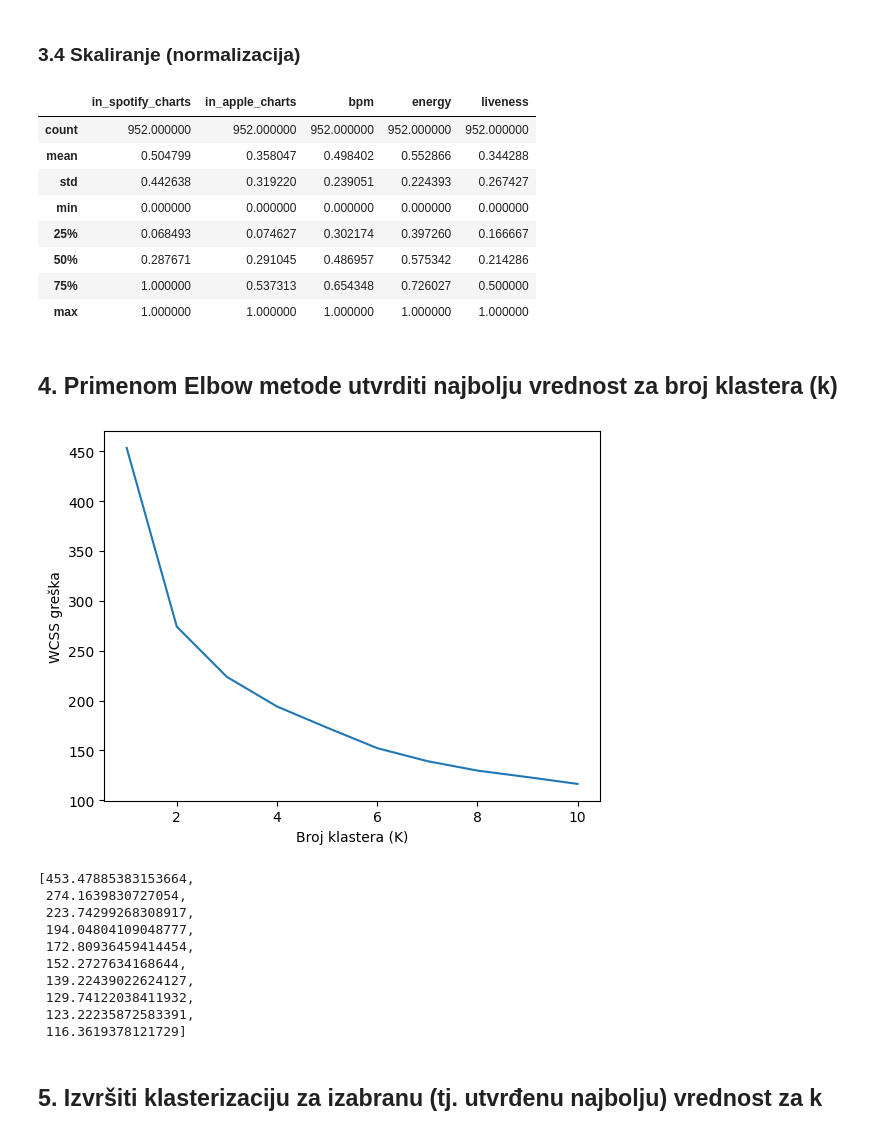
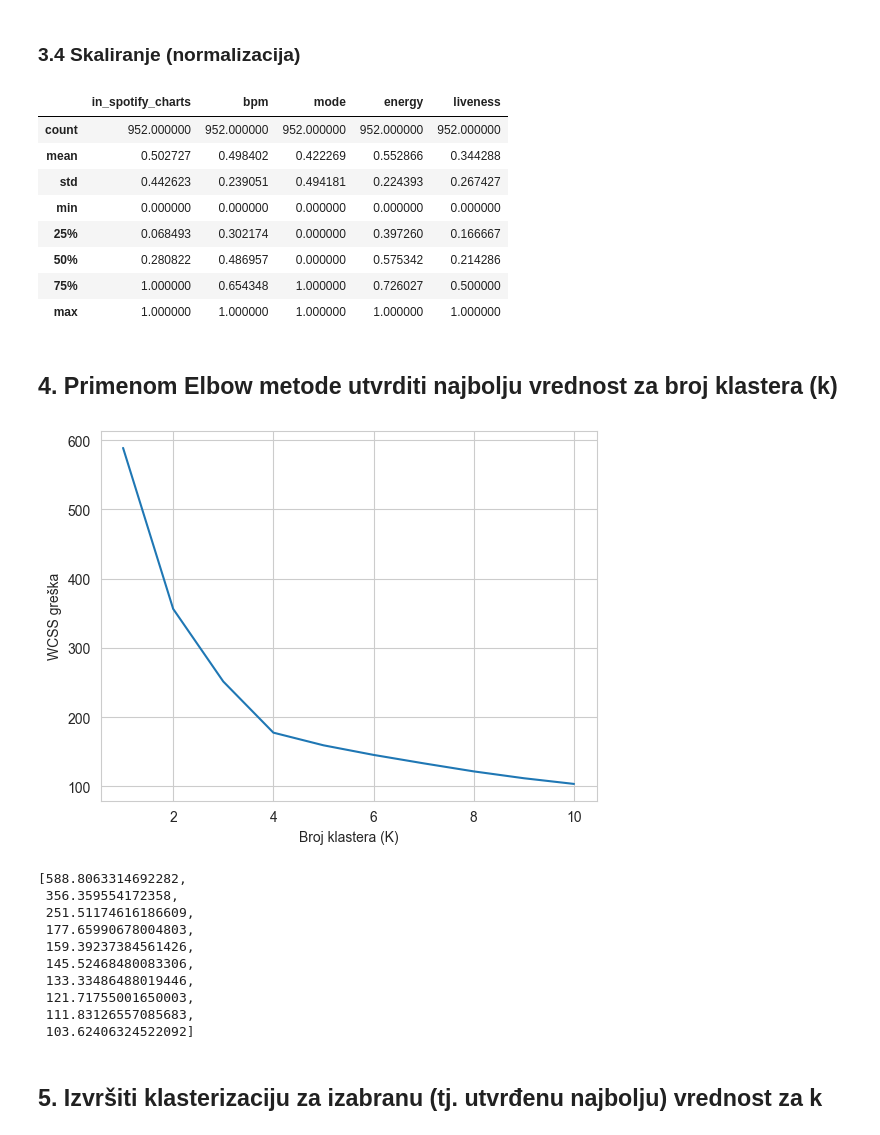
Before and after one commit to vestackainteligencijafon/ispitni_zadatak_klasterizacija, a Jupyter notebook: Primer ispitnog zadatka KMeans klasterizacija.ipynb, the cells around one changed output. Drawn from its saved outputs; the diff is of its cells as text; code cells hidden in the pictures.

```diff
--- a/Primer ispitnog zadatka KMeans klasterizacija.ipynb
+++ b/Primer ispitnog zadatka KMeans klasterizacija.ipynb
@@ -340,0 +349,10 @@ cl_data.drop(columns = ["in_spotify_playlists"], inplace = True)
+# %%
+#Tražimo outliere, kolona "released_year"
+draw_boxplot(cl_data["released_year"], "released_year")
+
+# ima outliere samo na donjoj granici, winsorize u rasponu 10 - 100 ne otklanja sve outlier-e
+winsorized_data = winsorize(cl_data["released_year"], limits=[0.10, 0.00])
+draw_boxplot(winsorized_data, "Winsorized released_year")
+
+#Zaključak je da više od 10% vrednosti ove promenljive čine outlier-i i treba je izbaciti iz dataset-a
+cl_data.drop(columns = ["released_year"], inplace = True)
@@ -350,17 +369,11 @@ plt.show()
 # %%
 #Tražimo outliere, kolona "in_apple_charts"
-plt.boxplot(cl_data["in_apple_charts"])
-plt.xlabel("in_apple_charts")
-plt.show()
+draw_boxplot(cl_data["in_apple_charts"], "in_apple_charts")
 
-# ima outliere samo na gornjoj granici, winsorize u rasponu 0 - 88 otklanja sve outlier-e
-# ali to su outlier-i koje smo mi uveli kada smo nule zamenili max vrednostima
-winsorized_data = winsorize(cl_data["in_apple_charts"], limits=[0.00, 0.12])
-plt.boxplot(winsorized_data)
-plt.xlabel("Winsorized in_apple_charts 0-88")
-plt.show()
+# ima outliere samo na gornjoj granici, winsorize u rasponu 0 - 90 NE otklanja sve outlier-e
+winsorized_data = winsorize(cl_data["in_apple_charts"], limits=[0.00, 0.10])
+draw_boxplot(winsorized_data, "Winsorized in_apple_charts 0-90")
 
-#Zaključak je da 12% vrednosti ove primenljive čine outlier-i (koje smo mi uveli zamenom nula sa
-# max vrednostima) i ipak ćemo te vrednosti zameniti winsorize vrednostima
-cl_data["in_apple_charts"] = winsorized_data
+#Zaključak je da više od 10% vrednosti ove primenljive čine outlier-i i treba je izbaciti iz dataset-a
+cl_data.drop(columns = ["in_apple_charts"], inplace = True)
 # %% [output]
@@ -458,57 +448,55 @@ cl_data.describe()
 # %% [markdown]
 ### 3.4 Skaliranje (normalizacija)
 # %%
+from sklearn.preprocessing import MinMaxScaler
+
 # Promenljive su u veoma različitim rasponima, potrebna je normalizacija na skalu 0-1
-cl_data_scaled = cl_data.copy()
-
-# Od svake kolonu (ćelije iz te kolone) se oduzima min vrednost te kolone, i deli
-# razlikom max i min za tu kolonu, da bi se sve vrednosti svele na raspon od 0 do 1
-for column in cl_data.columns:
-    cl_data_scaled[column] = (cl_data_scaled[column] - cl_data_scaled[column].min()) / (cl_data_scaled[column].max() - cl_data_scaled[column].min())
+# Koristimo MinMaxScaler koji vraća numpy array koji pretvaramo nazad u DataFrame
+temp_data = MinMaxScaler().fit_transform(cl_data)
+cl_data_scaled = pd.DataFrame(temp_data, columns = cl_data.columns)
 
 # Proveravamo da li je sve skalirano kako treba (raspon od 0 do 1)
 cl_data_scaled.describe()
 # %% [output]
-|  | in_spotify_charts | in_apple_charts | bpm | energy | liveness |
+|  | in_spotify_charts | bpm | mode | energy | liveness |
 | count | 952.000000 | 952.000000 | 952.000000 | 952.000000 | 952.000000 |
-| mean | 0.504799 | 0.358047 | 0.498402 | 0.552866 | 0.344288 |
-| std | 0.442638 | 0.319220 | 0.239051 | 0.224393 | 0.267427 |
+| mean | 0.502727 | 0.498402 | 0.422269 | 0.552866 | 0.344288 |
+| std | 0.442623 | 0.239051 | 0.494181 | 0.224393 | 0.267427 |
 | min | 0.000000 | 0.000000 | 0.000000 | 0.000000 | 0.000000 |
-| 25% | 0.068493 | 0.074627 | 0.302174 | 0.397260 | 0.166667 |
-| 50% | 0.287671 | 0.291045 | 0.486957 | 0.575342 | 0.214286 |
-| 75% | 1.000000 | 0.537313 | 0.654348 | 0.726027 | 0.500000 |
+| 25% | 0.068493 | 0.302174 | 0.000000 | 0.397260 | 0.166667 |
+| 50% | 0.280822 | 0.486957 | 0.000000 | 0.575342 | 0.214286 |
+| 75% | 1.000000 | 0.654348 | 1.000000 | 0.726027 | 0.500000 |
 | max | 1.000000 | 1.000000 | 1.000000 | 1.000000 | 1.000000 |
 # %% [markdown]
 ## 4. Primenom Elbow metode utvrditi najbolju vrednost za broj klastera (k)
 # %%
 #Primena elbow metode
 wcss = []
 
 # Probamo od 1 do 10 klastera
 for i in range(1, 11):
-    kmeans = cluster.KMeans(n_clusters=i, init='k-means++', max_iter=100, n_init=10, random_state=0).fit(cl_data_scaled)
+    kmeans = cluster.KMeans(n_clusters=i, init='k-means++', max_iter=100, n_init=1000, random_state=0).fit(cl_data_scaled)
     wcss.append(kmeans.inertia_)
 
 plt.plot(range(1, 11), wcss)
 plt.xlabel("Broj klastera (K)")
 plt.ylabel("WCSS greška")
 plt.show()
 
 wcss
-# "Lakat" se pojavljuje kod 2 klastera tj. da je najveći pad greške ako
-# se izaberu 2 klastera. Eventualno druga opcija je možda 3 klastera (drugi "lakat").
+# "Lakat" se pojavljuje kod 2 klastera i kod 4 klastera (drugi "lakat").
 # %% [output]
-[figure, old version]
+[figure, new version]
-[453.47885383153664,
- 274.1639830727054,
- 223.74299268308917,
- 194.04804109048777,
- 172.80936459414454,
- 152.2727634168644,
- 139.22439022624127,
- 129.74122038411932,
- 123.22235872583391,
- 116.3619378121729]
+[588.8063314692282,
+ 356.359554172358,
+ 251.51174616186609,
+ 177.65990678004803,
+ 159.39237384561426,
+ 145.52468480083306,
+ 133.33486488019446,
+ 121.71755001650003,
+ 111.83126557085683,
+ 103.62406324522092]
 # %% [markdown]
 ## 5. Izvršiti klasterizaciju za izabranu (tj. utvrđenu najbolju) vrednost za k
 # %%
```
Also changed, not shown: parts of 34 cells of this notebook.
